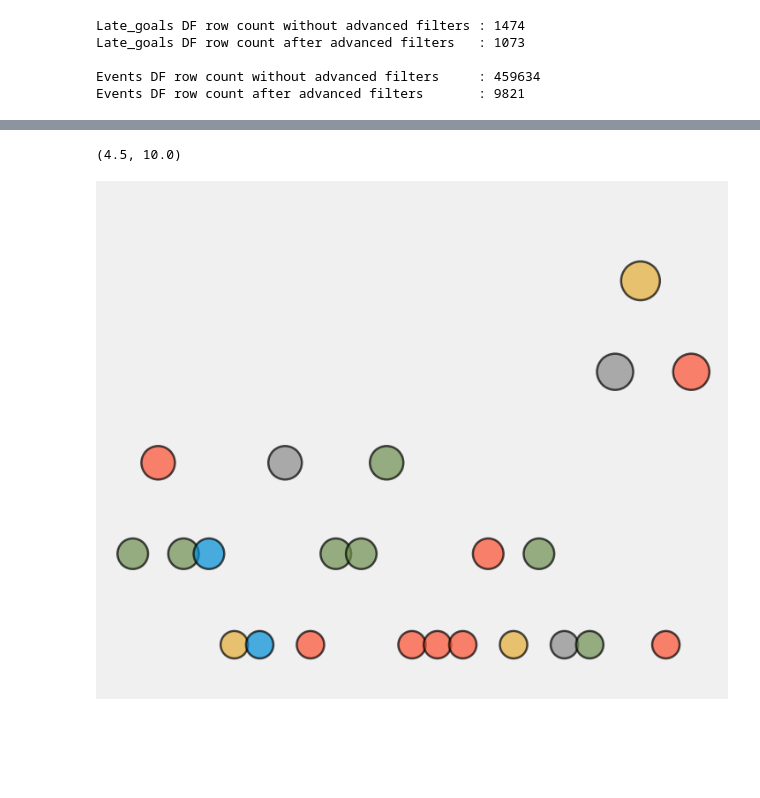
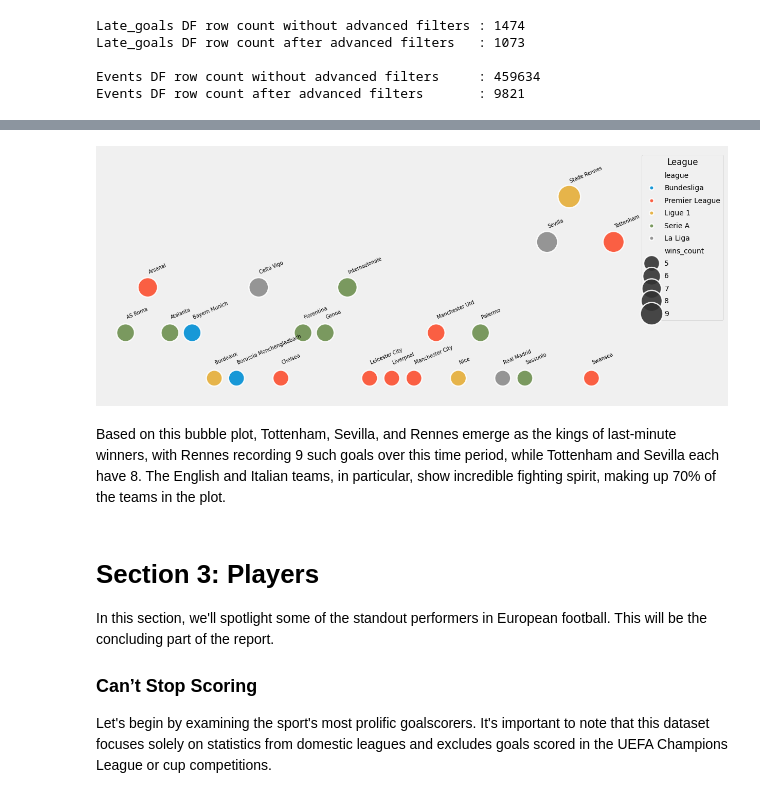
Before and after one commit to yassergribi/Analysis-of-Football-Events, a Jupyter notebook: Analysis_of_Football_Events.ipynb, the cells around one changed output, grey strips where cells are left out. Drawn from its saved outputs; the diff is of its cells as text; code cells hidden in the pictures; blank space fills up the shorter version.

Commit message:
Add  Section 3: Players

```diff
--- a/Analysis_of_Football_Events.ipynb
+++ b/Analysis_of_Football_Events.ipynb
@@ -496,36 +476,50 @@ late_winners
 # %%
-plt.figure(figsize=(8, 7))
+plt.figure(figsize=(12, 6))
 
 # Create a scatter plot with jitter
 sns.scatterplot(
     data=late_winners.sort_values('event_team'),
     x='event_team',
     y='wins_count',
     hue='league',
     size='wins_count',
     sizes=(500, 1000),  # Adjusting the size range for visibility
-    alpha=0.7,
-    edgecolor='black',
-    legend=False
+    alpha=0.9,
+    #edgecolor='black',
+    legend=True
 )
 
 for i in range(len(late_winners)):
-    break
     plt.text(
         x=late_winners['event_team'].iloc[i],
-        y=late_winners['wins_count'].iloc[i] + 0.4,  # Small offset for clarity
+        y=late_winners['wins_count'].iloc[i] + 0.3,
         s=late_winners['event_team'].iloc[i],
-        fontsize=9,
-        ha='center'
+        fontsize=7,
+        rotation = 23,
+        ha='left'
     )
 
 
 # Remove the axis labels and ticks
 plt.xticks([])
 plt.yticks([])
 plt.xlabel('')
 plt.ylabel('')
 plt.ylim(4.5, 10)
+plt.legend( bbox_to_anchor=(1, 1),
+           title='League', markerscale=1,
+           fontsize=10, title_fontsize=12,
+           frameon=True,labelspacing=0.75)
+
+plt.show()
 # %% [output]
-(4.5, 10.0)
-[figure, old version]
+[figure, new version]
+# %% [markdown]
+Based on this bubble plot, Tottenham, Sevilla, and Rennes emerge as the kings of last-minute winners, with Rennes recording 9 such goals over this time period, while Tottenham and Sevilla each have 8. The English and Italian teams, in particular, show incredible fighting spirit, making up 70% of the teams in the plot.
+# %% [markdown]
+# Section 3: Players
+In this section, we'll spotlight some of the standout performers in European football. This will be the concluding part of the report.
+
+
+### Can’t Stop Scoring
+Let's begin by examining the sport's most prolific goalscorers. It's important to note that this dataset focuses solely on statistics from domestic leagues and excludes goals scored in the UEFA Champions League or cup competitions.
```
Also changed, not shown: parts of 10 cells of this notebook.
